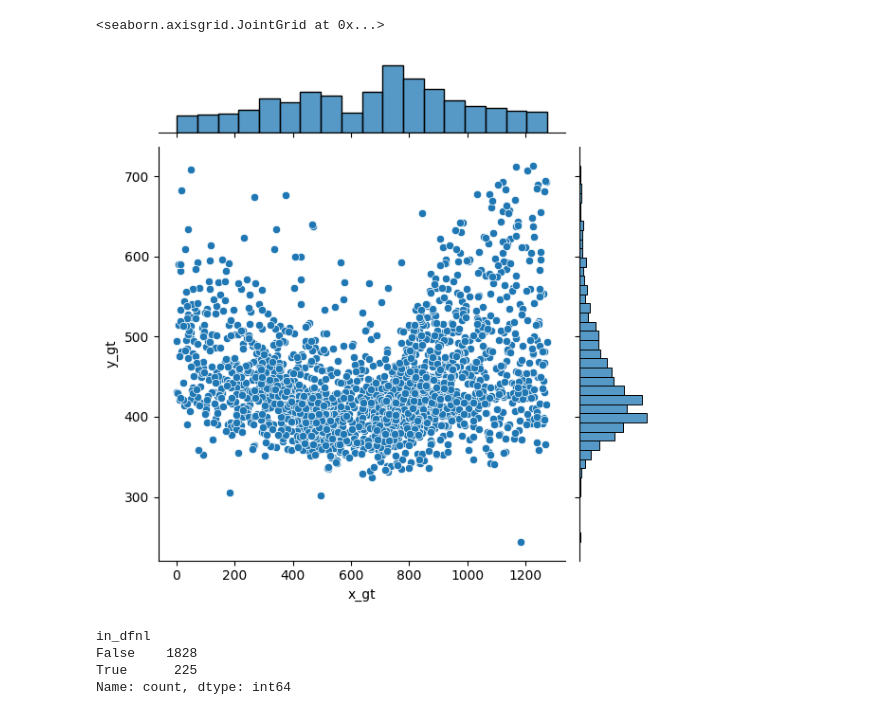
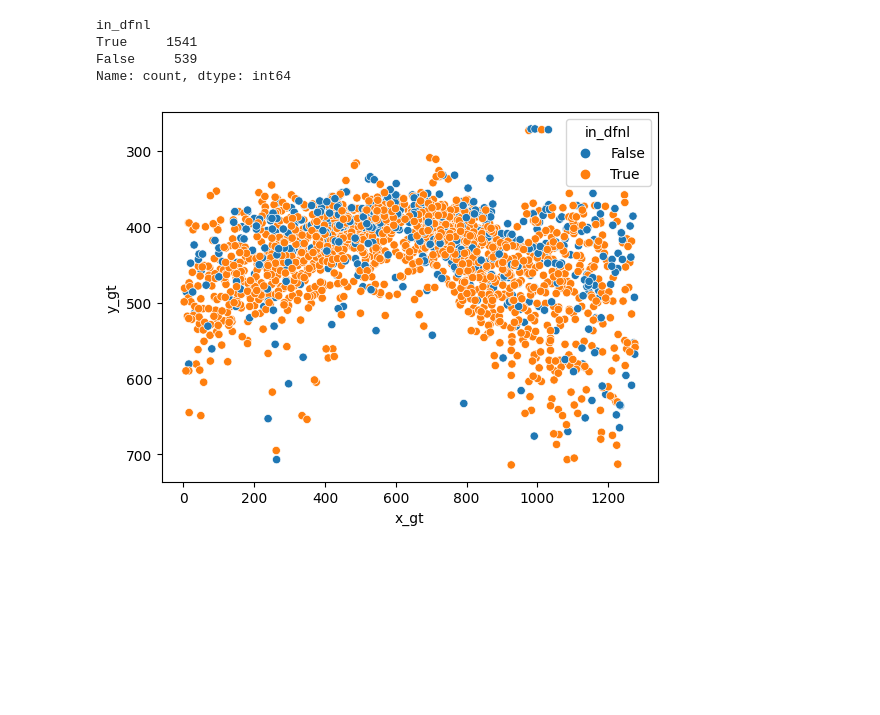
Before and after one commit to RomainFrog/PoleBaseDetection, a Jupyter notebook: dev/EDA_detr.ipynb, the cells around one changed output. Cells and saved outputs as stored; diff of their text form; code cells hidden in the pictures; blank space fills up the shorter version.

```diff
--- a/dev/EDA_detr.ipynb
+++ b/dev/EDA_detr.ipynb
@@ -37,19 +38,13 @@ sns.scatterplot(x='x_gt', y='y_gt', data=gt)
-# %%
-sns.jointplot(x='x_gt', y='y_gt', data=gt)
-# %% [output]
-<seaborn.axisgrid.JointGrid at 0x...>
-[figure, removed]
 # %%
-# we want to add a boolean column to df if (x_gt, y_gt) is in dfnl
-# we want to add a boolean column to df if (x_gt, y_gt) is in dfl
+gt['in_dfnl'] = gt.apply(lambda row: True if (row['x_gt'], row['y_gt']) in zip(dfnl['x_gt'], dfnl['y_gt']) else False, axis=1)
+gt['in_dfl'] = gt.apply(lambda row: True if (row['x_gt'], row['y_gt']) in zip(dfl['x_gt'], dfl['y_gt']) else False, axis=1)
+plt.gca().invert_yaxis()
 
-# add a boolean column to gt if (x_gt, y_gt) is in dfnl
-gt['in_dfnl'] = gt.apply(lambda row: True if (row['x_gt'], row['y_gt']) in zip(dfnl['x_gt'], dfnl['y_gt']) else False, axis=1)
+sns.scatterplot(x='x_gt', y='y_gt', data=gt, hue='in_dfnl')
+print(gt['in_dfnl'].value_counts())
+# %% [output]
+in_dfnl
+True     1541
+False     539
+Name: count, dtype: int64
+[figure, added]
-# %%
-# count number of True in in_dfnl
-gt['in_dfnl'].value_counts()
-# %% [output]
-in_dfnl
-False    1828
-True      225
-Name: count, dtype: int64
```
Also changed, not shown: parts of 17 cells of this notebook, 1 other file.
